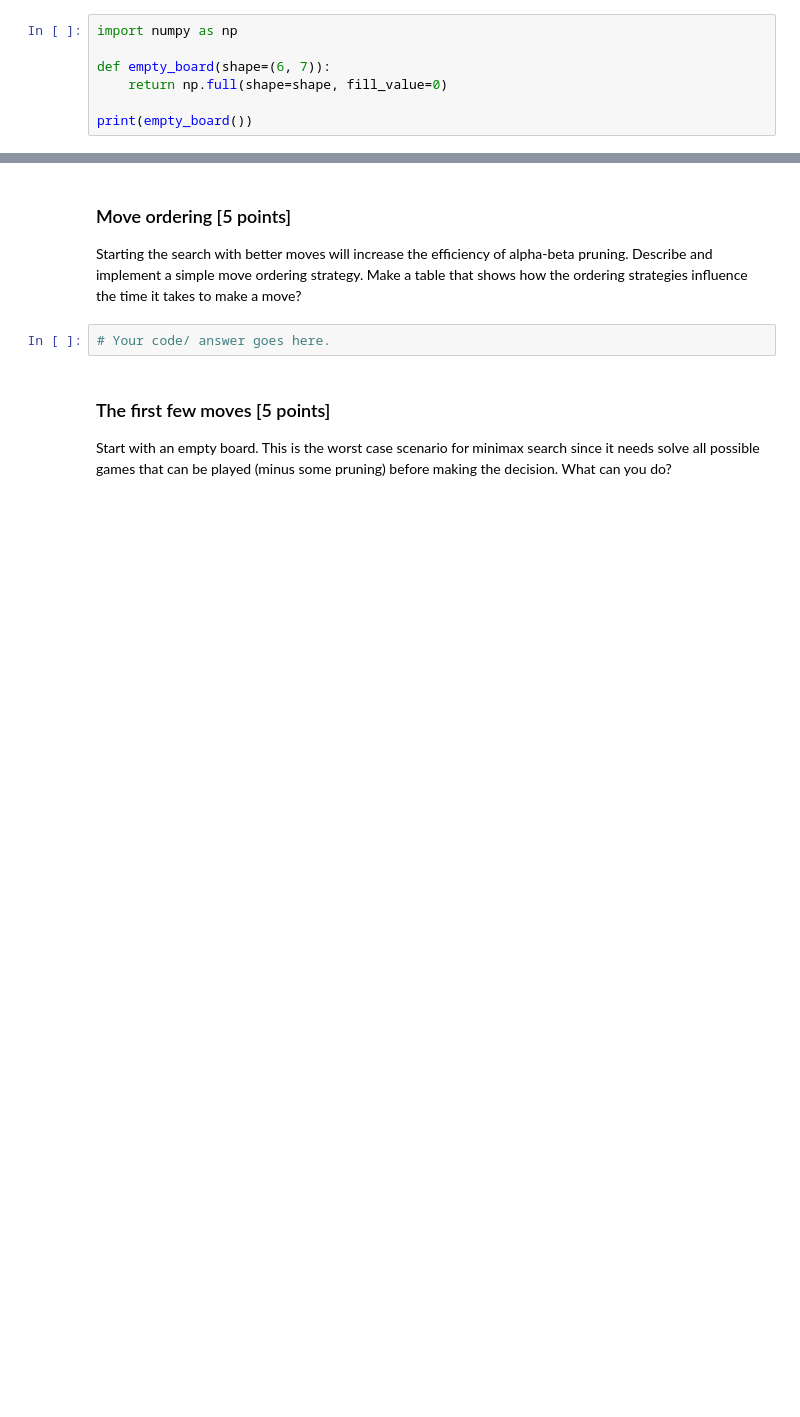
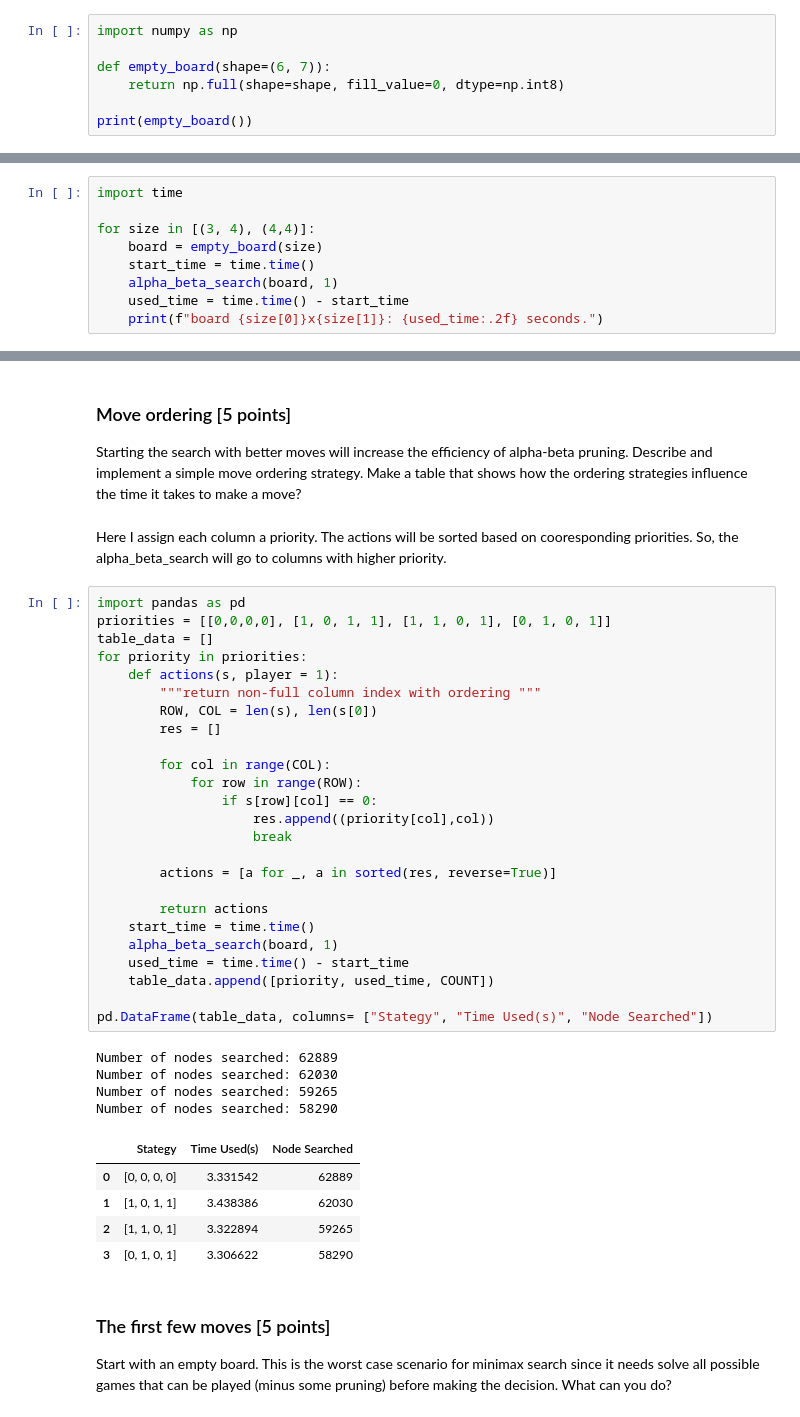
Before and after one commit to Owen-Deng/CS7320-AI, a Jupyter notebook: Games/assignment_connect4.ipynb, the cells around one changed output, grey strips where cells are left out. Cells and saved outputs as stored; diff of their text form; blank space fills up the shorter version.

```diff
--- a/Games/assignment_connect4.ipynb
+++ b/Games/assignment_connect4.ipynb
@@ -62,7 +62,7 @@ Use a numpy character array as the board.
 import numpy as np
 
 def empty_board(shape=(6, 7)):
-    return np.full(shape=shape, fill_value=0)
+    return np.full(shape=shape, fill_value=0, dtype=np.int8)
 
 print(empty_board())
 # %% [output]
@@ -347,0 +431,9 @@ How long does it take to make a move? Start with a smaller board with 4 columns
+# %%
+import time
+
+for size in [(3, 4), (4,4)]:
+    board = empty_board(size)
+    start_time = time.time()
+    alpha_beta_search(board, 1)
+    used_time = time.time() - start_time
+    print(f"board {size[0]}x{size[1]}: {used_time:.2f} seconds.")
@@ -349,8 +446,43 @@ How long does it take to make a move? Start with a smaller board with 4 columns
 ### Move ordering [5 points]
 
 Starting the search with better moves will increase the efficiency of alpha-beta pruning. Describe and implement a simple move ordering strategy. Make a table that shows how the ordering strategies influence the time it takes to make a move?
-# %%
-# Your code/ answer goes here.
+# %% [markdown]
+Here I assign each column a priority. The actions will be sorted based on cooresponding priorities. So, the alpha_beta_search will go to columns with higher priority.
+# %%
+import pandas as pd
+priorities = [[0,0,0,0], [1, 0, 1, 1], [1, 1, 0, 1], [0, 1, 0, 1]]
+table_data = []
+for priority in priorities:
+    def actions(s, player = 1):
+        """return non-full column index with ordering """
+        ROW, COL = len(s), len(s[0])
+        res = []
+
+        for col in range(COL):
+            for row in range(ROW):
+                if s[row][col] == 0:
+                    res.append((priority[col],col))
+                    break
+
+        actions = [a for _, a in sorted(res, reverse=True)]
+
+        return actions
+    start_time = time.time()
+    alpha_beta_search(board, 1)
+    used_time = time.time() - start_time
+    table_data.append([priority, used_time, COUNT])
+
+pd.DataFrame(table_data, columns= ["Stategy", "Time Used(s)", "Node Searched"])
+# %% [output]
+Number of nodes searched: 62889
+Number of nodes searched: 62030
+Number of nodes searched: 59265
+Number of nodes searched: 58290
+|  | Stategy | Time Used(s) | Node Searched |
+| 0 | [0, 0, 0, 0] | 3.331542 | 62889 |
+| 1 | [1, 0, 1, 1] | 3.438386 | 62030 |
+| 2 | [1, 1, 0, 1] | 3.322894 | 59265 |
+| 3 | [0, 1, 0, 1] | 3.306622 | 58290 |
 # %% [markdown]
 ### The first few moves [5 points]
 
```
Also changed, not shown: parts of 13 cells of this notebook.
